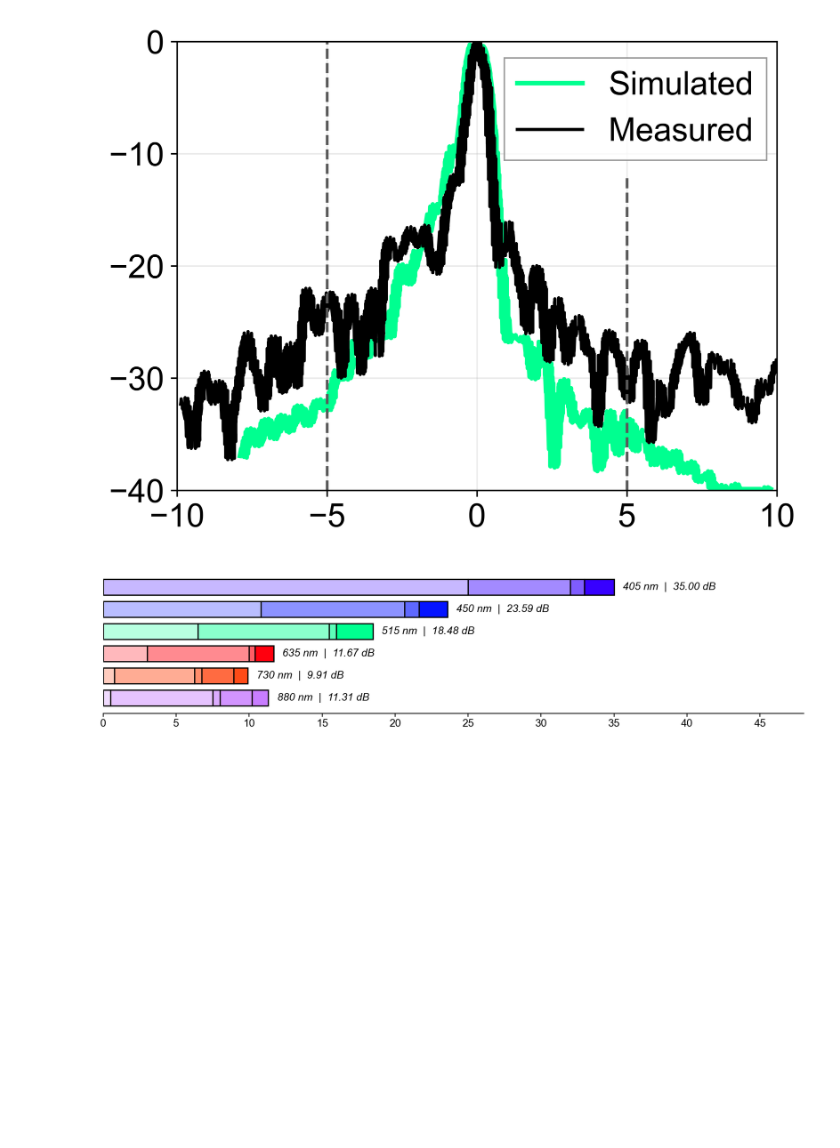
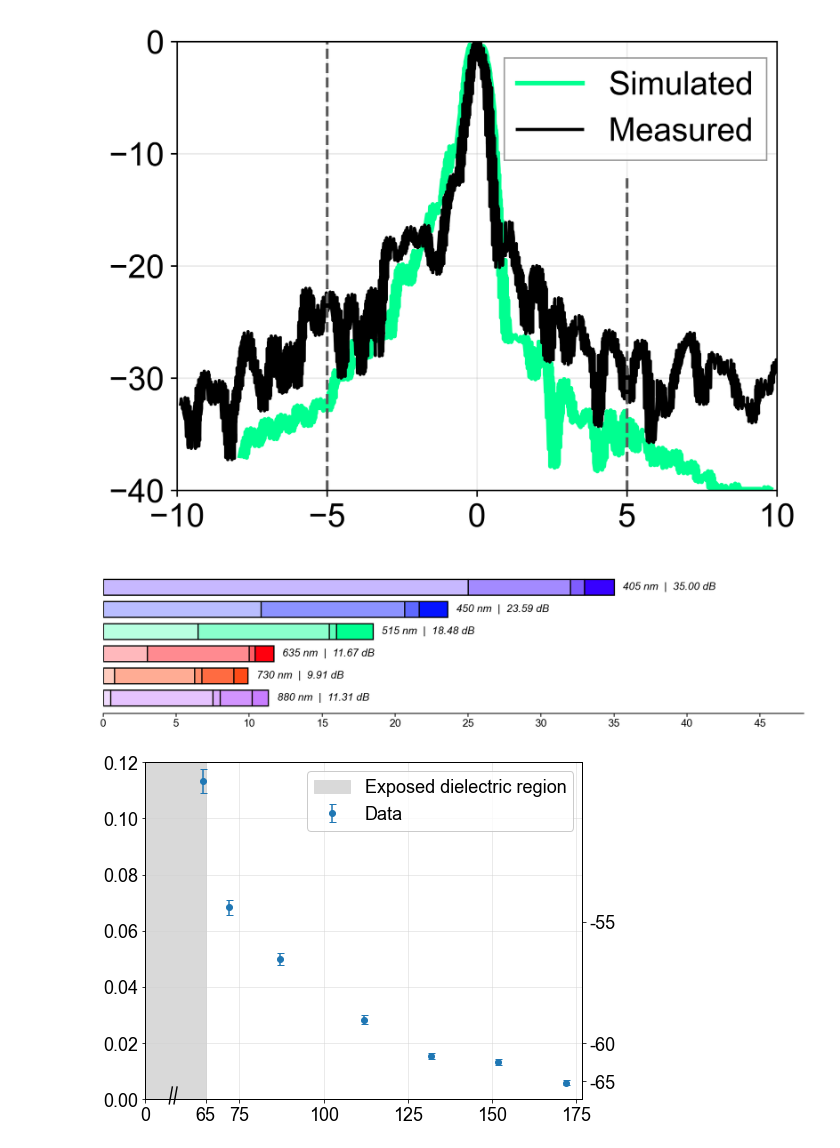
Before and after one commit to yiyangzhi3/integrated_trapped_ions, a Jupyter notebook: Gen_1_Paper/paper_figures.ipynb, the cells around one changed output. Saved outputs shown, nothing was run; the diff lists cells and outputs as text; code cells hidden in the pictures; blank space fills up the shorter version.

```diff
--- a/Gen_1_Paper/paper_figures.ipynb
+++ b/Gen_1_Paper/paper_figures.ipynb
@@ -876,3 +876,100 @@ plt.savefig(
 plt.show()
 # %% [output]
 [figure]
+# %%
+import numpy as np
+import matplotlib.pyplot as plt
+from matplotlib.patches import Rectangle
+from pathlib import Path
+
+plt.rcParams.update({
+    "font.family": "Arial",
+    "font.size": 18,
+    "axes.labelsize": 18,
+    "axes.titlesize": 18,
+    "legend.fontsize": 18,
+    "xtick.labelsize": 18,
+    "ytick.labelsize": 18,
+    "svg.fonttype": "none",
+})
+
+base_path = Path("Gen_1_Paper")
+if not (base_path / "intensity_gaussian_fit_extracted.csv").exists():
+    base_path = Path(".")
+meas_data = np.loadtxt(base_path / "intensity_455nm_data_extracted.csv", delimiter=",", skiprows=1)
+
+edge_x = 65.0
+exposed_display_width_um = 18.0
+ref_intensity = 0.02
+ref_crosstalk_db = -60.0
+data_color = "#1f77b4"
+
+def compress_x(x):
+    x = np.asarray(x, dtype=float)
+    return np.where(
+        x <= edge_x,
+        x / edge_x * exposed_display_width_um,
+        exposed_display_width_um + (x - edge_x),
+    )
+
+def crosstalk_db_to_intensity(db):
+    return ref_intensity * 10 ** ((db - ref_crosstalk_db) / 10)
+
+fig, ax = plt.subplots(figsize=(7.2, 5.2), constrained_layout=True)
+
+cutout = ax.axvspan(0, exposed_display_width_um, color="0.85", label="cutout region", zorder=0)
+# edge_line = ax.axvline(edge_x, color="black", ls="--", lw=1.5,
+#                        label="dielectric edge", zorder=2)
+err = ax.errorbar(
+    compress_x(meas_data[:, 0]), meas_data[:, 1],
+    yerr=[meas_data[:, 2], meas_data[:, 3]],
+    fmt="o", color=data_color, ecolor=data_color,
+    elinewidth=1.5, capsize=3.5, ms=6,
+    label="455 nm data", zorder=4,
+)
+
+x_ticks = np.array([0, 65, 75, 100, 125, 150, 175])
+ax.set_xlim(0, compress_x(176.9))
+ax.set_ylim(0, 0.12)
+# ax.set_xlabel(r"Ion position [$\mu$m]")
+# ax.set_ylabel(r"Intensity [mW/cm$^2$]")
+ax.set_xticks(compress_x(x_ticks))
+ax.set_xticklabels([f"{tick:g}" for tick in x_ticks])
+ax.set_yticks(np.arange(0, 0.121, 0.02))
+ax.grid(True, color="0.82", linewidth=0.8, alpha=0.55)
+
+break_x = compress_x(30.0)
+for offset in [-0.7, 0.7]:
+    ax.plot(
+        [break_x + offset - 0.45, break_x + offset + 0.45],
+        [-0.015, 0.035],
+        transform=ax.get_xaxis_transform(),
+        color="black",
+        lw=1.4,
+        clip_on=False,
+        zorder=5,
+    )
+
+ax_db = ax.twinx()
+ax_db.set_ylim(ax.get_ylim())
+db_ticks = np.array([-65, -60, -55])
+ax_db.set_yticks(crosstalk_db_to_intensity(db_ticks))
+ax_db.set_yticklabels([f"{tick:g}" for tick in db_ticks])
+# ax_db.set_ylabel("Crosstalk [dB]")
+ax_db.tick_params(axis="y", labelsize=18)
+
+handles = [Rectangle((0, 0), 1, 1, color="0.85"), err]
+labels = ["Exposed dielectric region", "Data"]
+legend = ax.legend(handles, labels, loc="upper right", frameon=True)
+legend.get_frame().set_facecolor("white")
+legend.get_frame().set_edgecolor("0.75")
+
+for spine in ax.spines.values():
+    spine.set_visible(True)
+    spine.set_linewidth(1.0)
+
+fig.savefig(base_path / "intensity_extracted_plot.png", dpi=600)
+fig.savefig(base_path / "intensity_extracted_plot.svg")
+plt.show()
+# %% [output]
+[figure, added]
```
Also changed, not shown: parts of 4 cells of this notebook, 50 other files.
